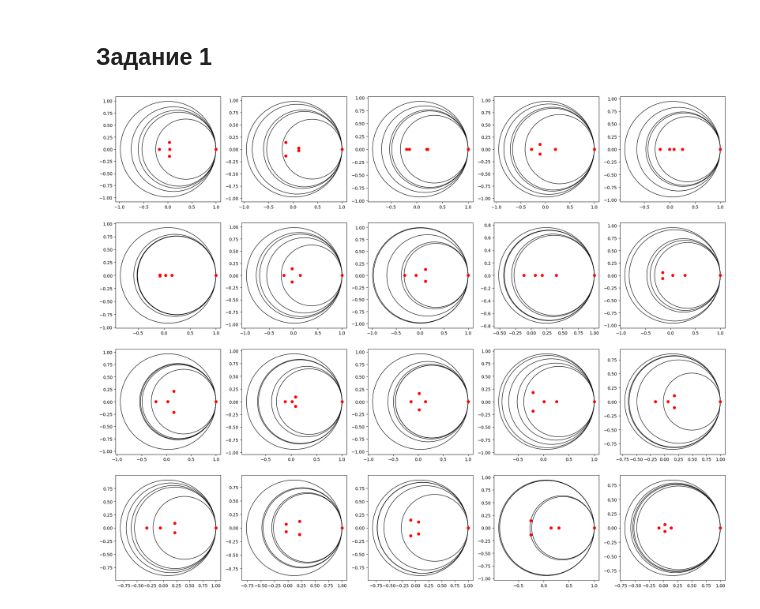
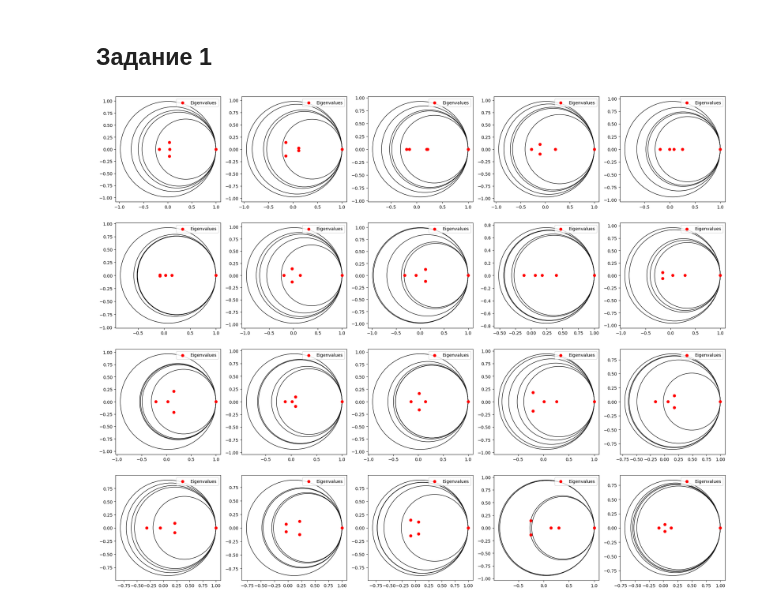
Before and after one commit to OhNoMyRook/Calculus, a Jupyter notebook: hw-10(code).ipynb, the cells around one changed output. Cells and saved outputs as stored; diff of their text form; code cells hidden in the pictures.

```diff
--- a/hw-10(code).ipynb
+++ b/hw-10(code).ipynb
@@ -18,18 +18,18 @@ samples = generator(20)
 # %%
 fig, ax = plt.subplots(4, 5)
 fig.set_size_inches(25, 20)
 for n, elem in enumerate(samples):
     k = n//5
     m = n%5
     xg = np.diag(elem).real
     yg = np.diag(elem).imag
     rg = np.zeros(np.shape(elem)[0])
     ev = np.linalg.eigvals(elem)
     for i in range(0,5):
         rg[i] = np.sum(np.abs(elem[i, :])) - np.abs(elem[i, i])
         crc = plt.Circle((xg[i], yg[i]), radius=rg[i], fill=False)
         ax[k, m].add_patch(crc)
-    ax[k, m].scatter(ev.real, ev.imag, color='r')
-    plt.axis('equal')
+    ax[k, m].scatter(ev.real, ev.imag, color='r', label="Eigenvalues")
+    ax[k, m].legend()
 # %% [output]
-[figure, old version]
+[figure, new version]
```
